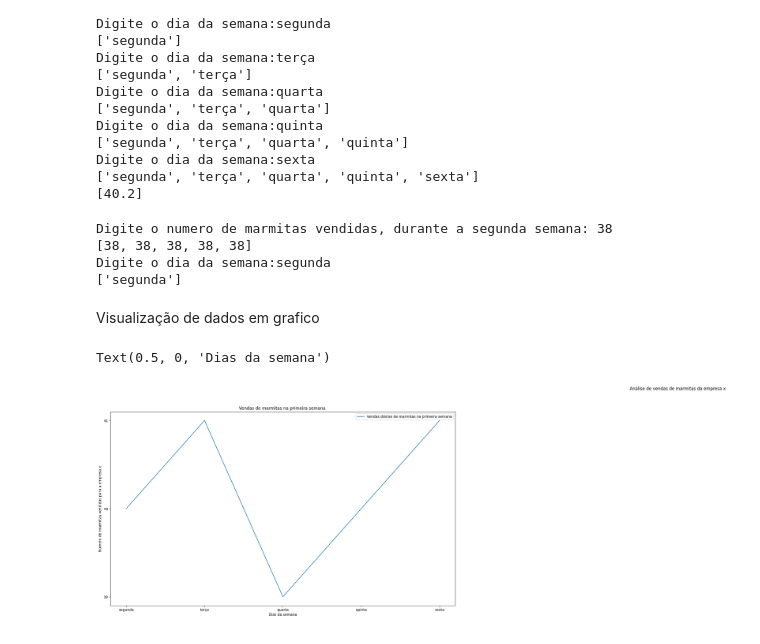
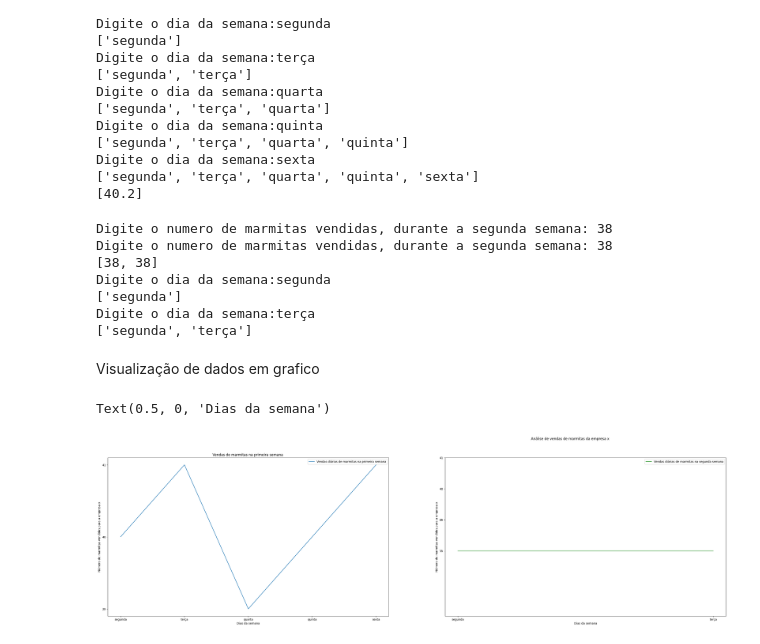
Before and after one commit to jeniferGoncalvesDaSilvaDev/data-analytics-python, a Jupyter notebook: analise-vendas-marmitas-empresaX.ipynb, the cells around one changed output. Saved outputs shown, nothing was run; the diff lists cells and outputs as text; code cells hidden in the pictures.

```diff
--- a/analise-vendas-marmitas-empresaX.ipynb
+++ b/analise-vendas-marmitas-empresaX.ipynb
@@ -64,7 +64,7 @@ dias_da_segunda_semana=[]
 def numero_marmitas_semana_02():
  try:
 
-  for item in range(0,1):
+  for item in range(0,2):
     item = int(input("Digite o numero de marmitas vendidas, durante a segunda semana: "))
     vendas_segunda_semana.append(item)
   print(vendas_segunda_semana)
@@ -75,7 +75,7 @@ def numero_marmitas_semana_02():
   print("Dado inválido")
 
 def dias_da_semana_02():
-  for dia in range(0,1):
+  for dia in range(0,2):
       dia = str(input('Digite o dia da semana:'))
       if dia!= 'segunda' and dia!='terça' and dia!='quarta' and dia!='quinta' and dia!='sexta':
         print("Dia inválido!")
@@ -93,21 +93,30 @@ numero_marmitas_semana_02()
 dias_da_semana_02()
 # %% [output]
 Digite o numero de marmitas vendidas, durante a segunda semana: 38
-[38, 38, 38, 38, 38]
+Digite o numero de marmitas vendidas, durante a segunda semana: 38
+[38, 38]
 Digite o dia da semana:segunda
 ['segunda']
+Digite o dia da semana:terça
+['segunda', 'terça']
 # %% [markdown]
 Visualização de dados em grafico
 # %%
 figura = plt.figure(figsize=(60,10))
 figura.suptitle('Análise de vendas de marmitas da empresa x')
 figura.add_subplot(131)
 plt.plot(dias_da_primeira_semana, vendas_primeira_semana, label= "Vendas diárias de marmitas na primeira semana")
 plt.title("Vendas de marmitas na primeira semana ")
 plt.legend()
 plt.yticks([40,41,39])
 plt.ylabel("Número de marmitas vendidas para a empresa x")
 plt.xlabel("Dias da semana")
+figura.add_subplot(132)
+plt.plot(dias_da_segunda_semana, vendas_segunda_semana, label="Vendas diárias de marmitas na segunda semana",color="green")
+plt.legend()
+plt.yticks([38,39,40,41])
+plt.ylabel("Número de marmitas vendidas para a empresa x")
+plt.xlabel("Dias da semana")
 # %% [output]
 Text(0.5, 0, 'Dias da semana')
-[figure, old version]
+[figure, new version]
```
